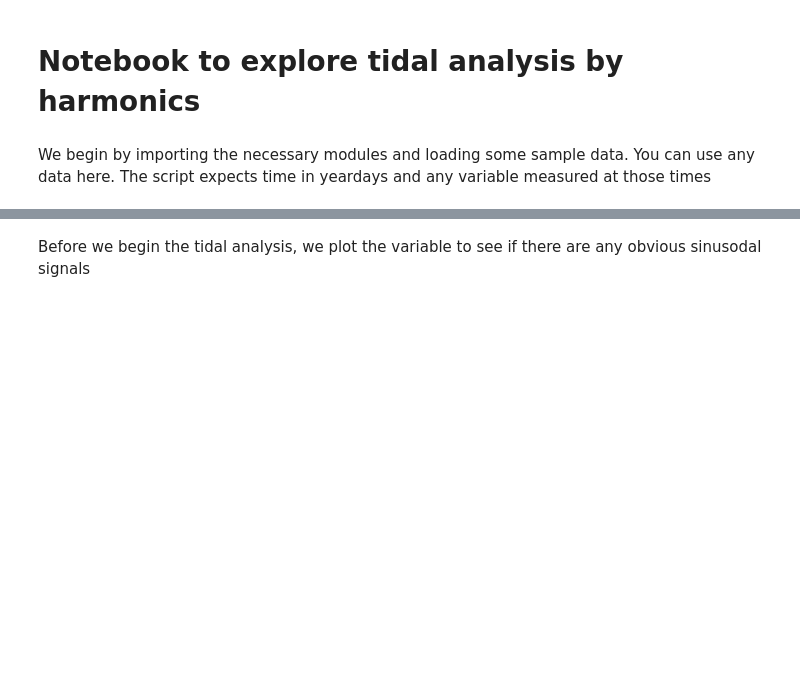
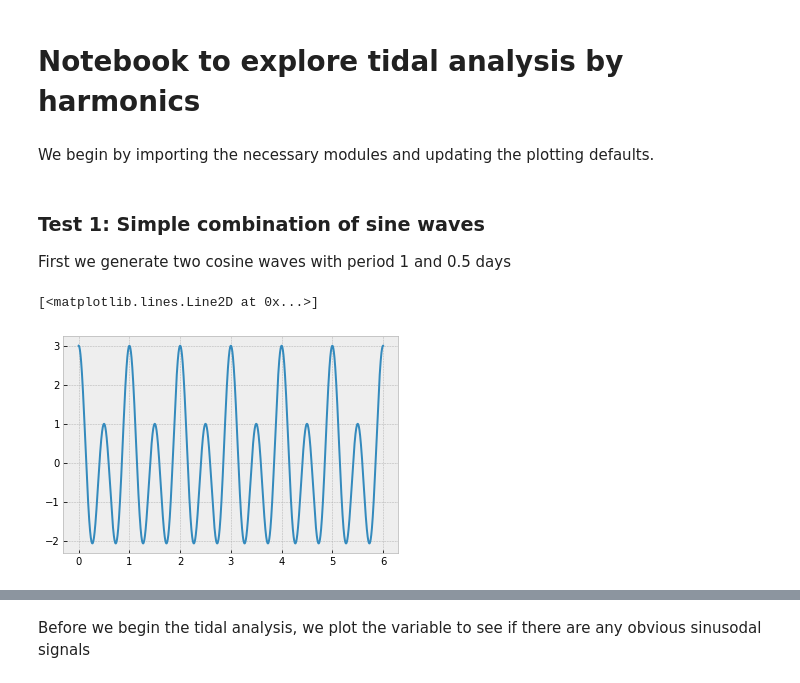
Before and after one commit to callumrollo/quick_tidal_analysis, a Jupyter notebook: Explore.ipynb, the cells around one changed output, grey strips where cells are left out. Drawn from its saved outputs; the diff is of its cells as text; code cells hidden in the pictures; blank space fills up the shorter version.

```diff
--- a/Explore.ipynb
+++ b/Explore.ipynb
@@ -1,7 +1,7 @@
 # %% [markdown]
 # Notebook to explore tidal analysis by harmonics
-# %% [markdown]
-We begin by importing the necessary modules and loading some sample data. You can use any data here. The script expects time in yeardays and any variable measured at those times
+# %% [markdown]
+We begin by importing the necessary modules and updating the plotting defaults.
 # %%
 import numpy as np
 import pandas as pd
@@ -10,0 +13,11 @@ from scipy.optimize import leastsq
+# %% [markdown]
+### Test 1: Simple combination of sine waves
+
+First we generate two cosine waves with period 1 and 0.5 days
+# %%
+t = np.arange(0,6,0.001)
+x = np.cos((2*np.pi*t)) + 2 * np.cos((2*np.pi*t)*2) #
+plt.plot(t,x)
+# %% [output]
+[<matplotlib.lines.Line2D at 0x...>]
+[figure, added]
```
Also changed, not shown: parts of 43 cells of this notebook, 4 other files.
